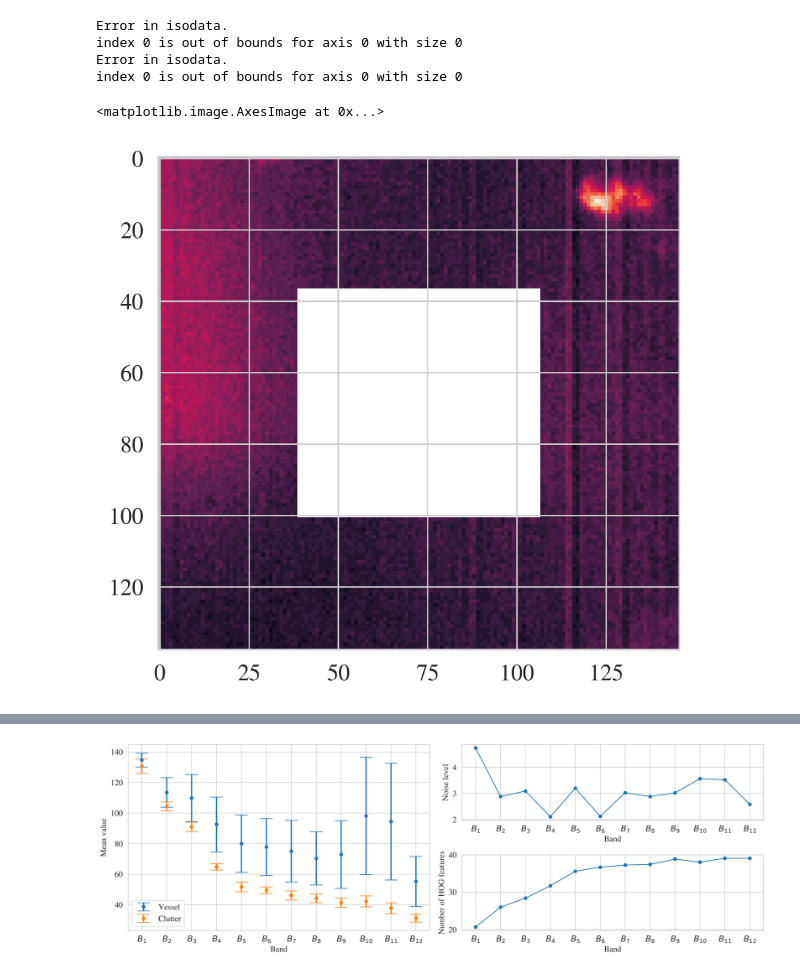
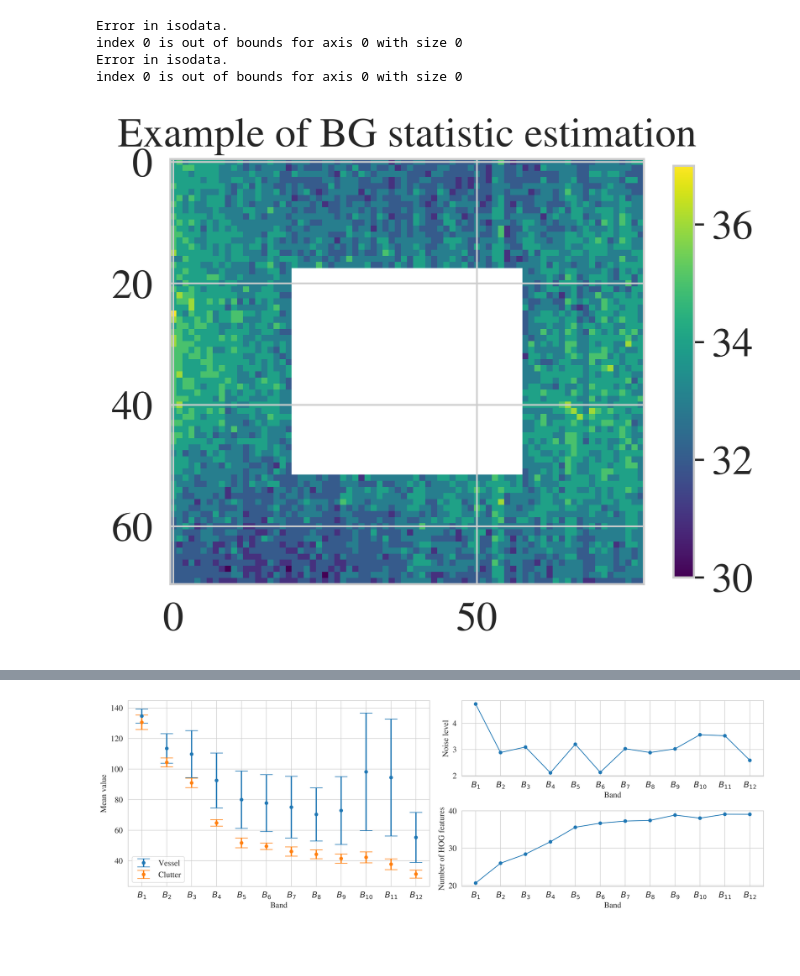
Before and after one commit to sirbastiano/SimpleDet, a Jupyter notebook: studies/SNR.ipynb, the cells around one changed output, grey strips where cells are left out. Drawn from its saved outputs; the diff is of its cells as text; code cells hidden in the pictures; blank space fills up the shorter version.

```diff
--- a/studies/SNR.ipynb
+++ b/studies/SNR.ipynb
@@ -90,7 +95,7 @@ for idx, item in enumerate(tqdm(DATASET['annotations'], desc="Processing annotat
         cropped_array = deepcopy(img[0][sel_band][y:y+height, x:x+width])
 
         # crop larger area for bg statistics:
-        DxDy = 128//2
+        DxDy = 60//2 # buffer of 60 pixels
         cropped_array_bg = deepcopy(img[0][sel_band][y-DxDy:y+height+DxDy, x-DxDy:x+width+DxDy])
         # Calculate center coordinates
         center_x, center_y = width // 2, height // 2
@@ -136,7 +141,7 @@ for idx, item in enumerate(tqdm(DATASET['annotations'], desc="Processing annotat
 
 
         # Set the center region to NaN
-        buffer = 60//2 # 60 pixels
+        buffer = 30//2 # 30 pixels square set to NaN
         cropped_array_bg[center_y1-buffer:center_y2+buffer, center_x1-buffer:center_x2+buffer] = np.nan
 
         # Flatten the array
@@ -203,11 +208,15 @@ Error in isodata.
 index 0 is out of bounds for axis 0 with size 0
 Error in isodata.
 index 0 is out of bounds for axis 0 with size 0
-# %%
-plt.imshow(cropped_array_bg)
-# %% [output]
-<matplotlib.image.AxesImage at 0x...>
-[figure, removed]
+# %%
+plt.figure(figsize=(5,5))
+plt.imshow(cropped_array_bg, cmap='viridis')
+# add colorbar
+plt.colorbar(shrink=0.7)
+plt.title('Example of BG statistic estimation')
+plt.show()
+# %% [output]
+[figure, added]
 # %%
 insideResults = {x:[] for x in range(1,13,1)}
 outsideResults = {x:[] for x in range(1,13,1)}
```
Also changed, not shown: parts of 6 cells of this notebook, 12 other files.
